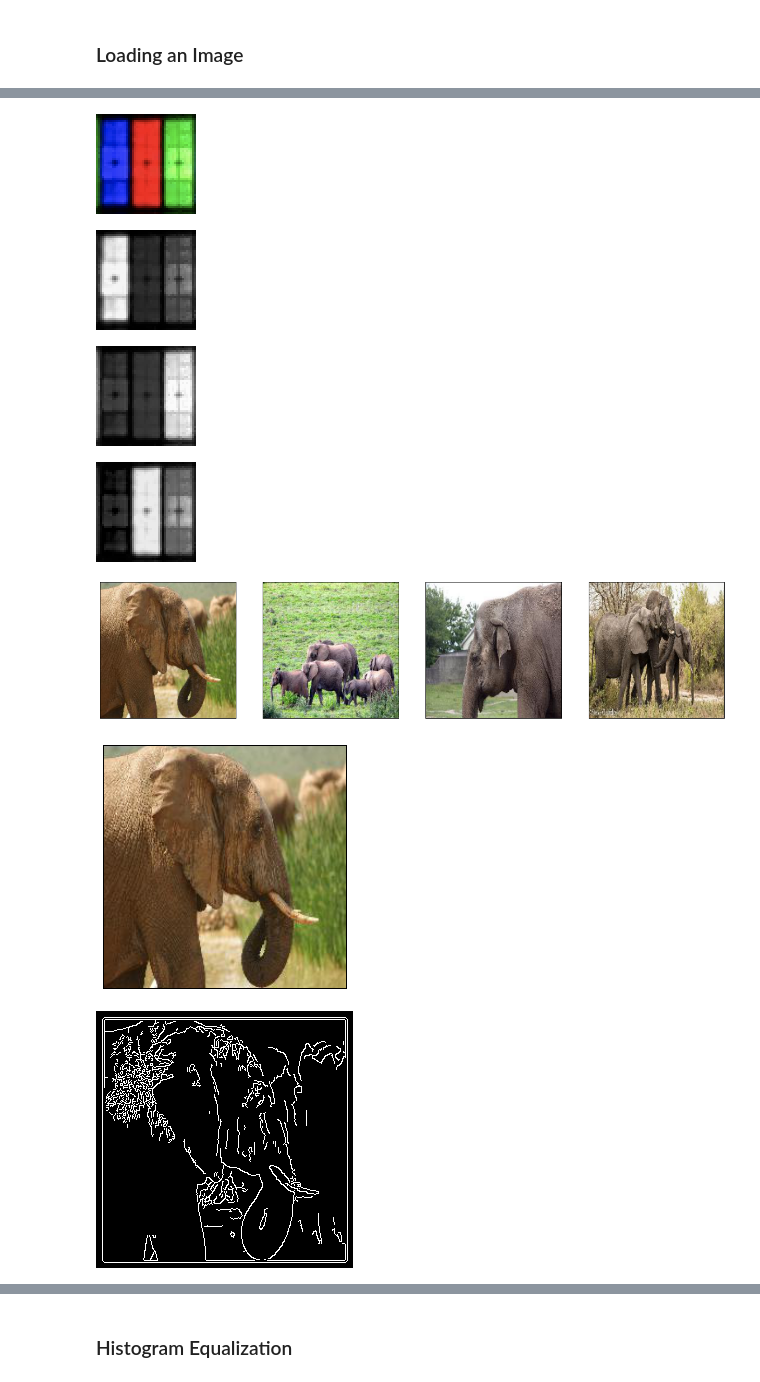
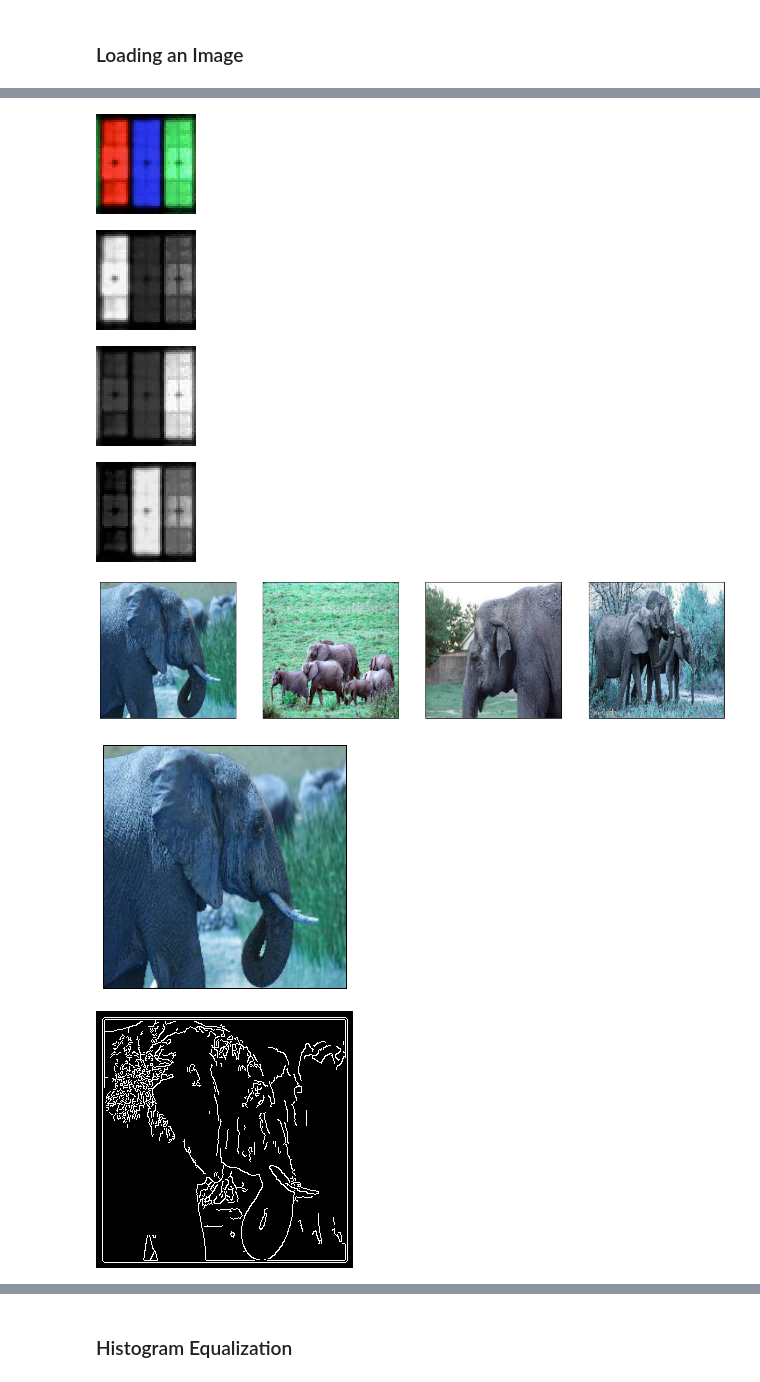
Before and after one commit to me592content/ME592_S2024, a Jupyter notebook: 01_Intro/01_Intro.ipynb, the cells around one changed output, grey strips where cells are left out. Drawn from its saved outputs; the diff is of its cells as text; code cells hidden in the pictures.

```diff
--- a/01_Intro/01_Intro.ipynb
+++ b/01_Intro/01_Intro.ipynb
@@ -314,29 +350,29 @@ The shape and datatype of img_rgb is :(480, 484, 3), and <class 'numpy.ndarray'>
 # %%
 # Be careful of the RGB channel sequence when using different image processing packages, some has a sequence of RGB, while some is BGR
-
-cv2_imshow(img_rgb[:100,:100,:])
-cv2_imshow(img_rgb[:100,:100,0])
-cv2_imshow(img_rgb[:100,:100,1])
-cv2_imshow(img_rgb[:100,:100,2])
+display(Image.fromarray(img_rgb[:100,:100,:]))
+display(Image.fromarray(img_rgb[:100,:100,0]))
+display(Image.fromarray(img_rgb[:100,:100,1]))
+display(Image.fromarray(img_rgb[:100,:100,2]))
 # %% [output]
-[figure, old version]
+[figure, new version]
 [figure]
 [figure]
 [figure]
 # %%
-img = cv2.imread('/content/ME592_Spring2024/01_Intro/elephant.png', 1)
-cv2_imshow(img)
+img = cv2.imread('/home/exouser/ME592_Spring2024/01_Intro/elephant.png', 1)
+display(Image.fromarray(img))
 # %% [output]
-[figure, old version]
+[figure, new version]
 # %%
 # Source: https://opencv24-python-tutorials.readthedocs.io/en/latest/py_tutorials/py_imgproc/py_canny/py_canny.html
 # Arguments are (img, threshold1, threshold2)
 # img[:,:257,:] means we are cropping the image through matrix slicing. We are getting all the rows, columns until the 256th, and all RGB channels
 edges = cv2.Canny(img[:,:257,:], 100, 200)
-cv2_imshow(img[:,:257,:])
-cv2_imshow(edges)
+
+display(Image.fromarray(img[:,:257,:]))
+display(Image.fromarray(edges))
 # %% [output]
-[figure, old version]
+[figure, new version]
 [figure]
 # %%
 # Try changing kernel size and observe what happens
```
Also changed, not shown: parts of 32 cells of this notebook.
